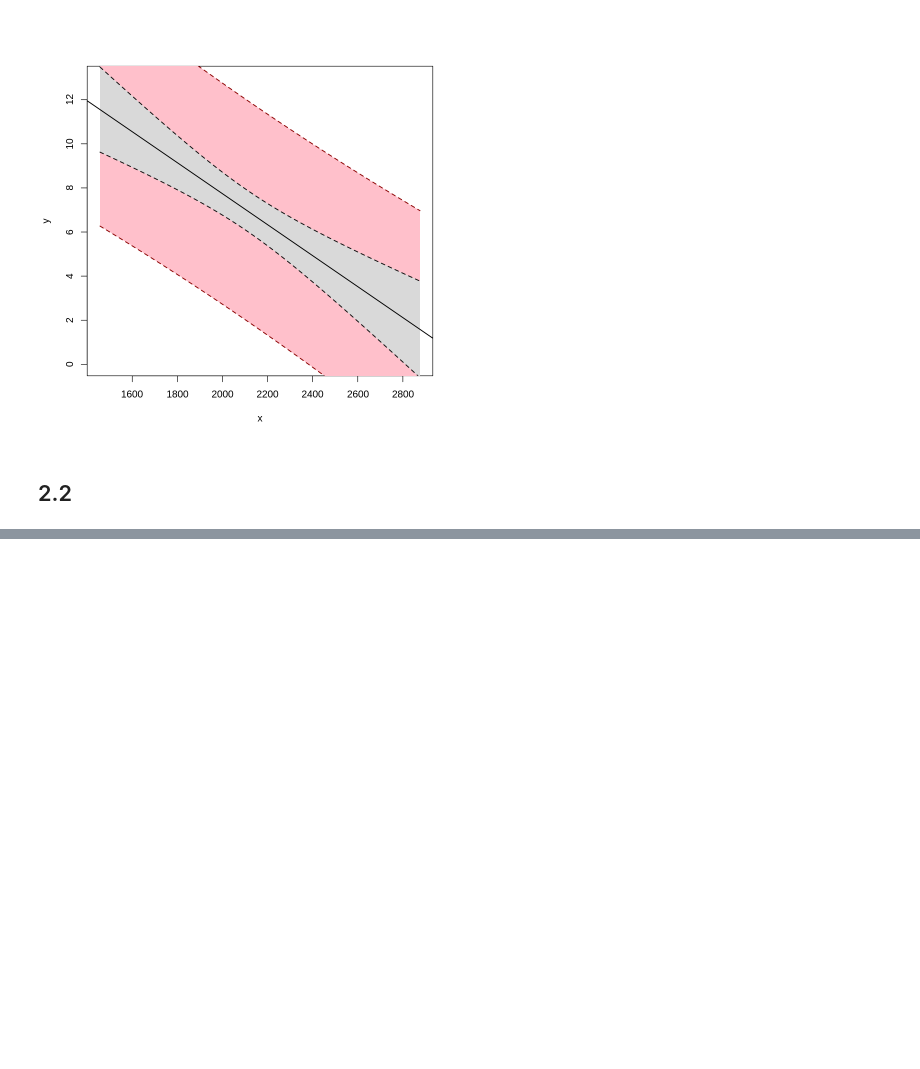
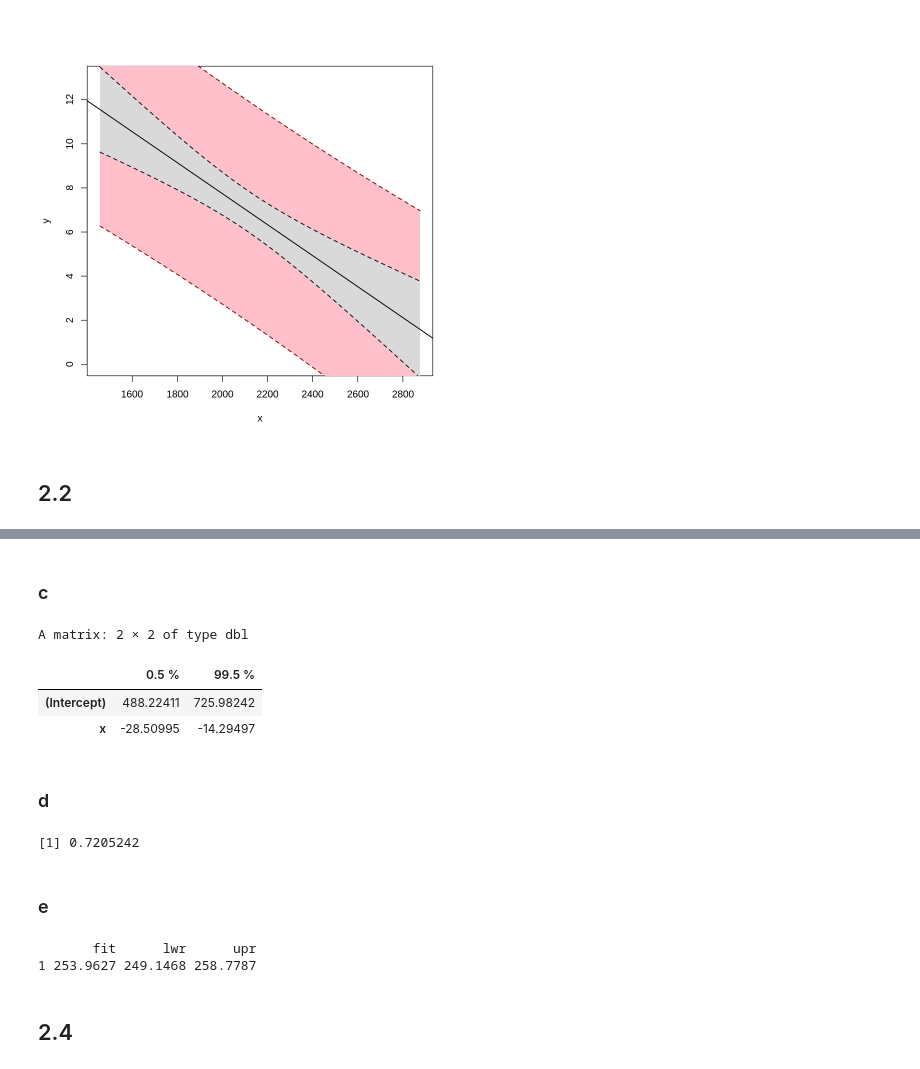
Before and after one commit to j-buss/Introduction-to-Linear-Regression-Analysis, a Jupyter notebook: Chapter_02/Chapter_02_Problems_R.ipynb, the cells around one changed output, grey strips where cells are left out. Cells and saved outputs as stored; diff of their text form; code cells hidden in the pictures; blank space fills up the shorter version.

```diff
--- a/Chapter_02/Chapter_02_Problems_R.ipynb
+++ b/Chapter_02/Chapter_02_Problems_R.ipynb
@@ -154,0 +211,25 @@ lines(newx, pred[ ,2], lty = 'dashed', col = 'red4', lwd=1.5)
+# %% [markdown]
+### c
+# %%
+confint(Solar.lm, level=0.99)
+# %% [output]
+A matrix: 2 × 2 of type dbl
+|  | 0.5 % | 99.5 % |
+| (Intercept) | 488.22411 | 725.98242 |
+| x | -28.50995 | -14.29497 |
+# %% [markdown]
+### d
+# %%
+summary(Solar.lm)$r.squared
+# %% [output]
+[1] 0.7205242
+# %% [markdown]
+### e
+# %%
+pred<-predict(Solar.lm, data.frame(x = c(16.5)), interval="confidence", level=0.95)
+print(pred)
+# %% [output]
+       fit      lwr      upr
+1 253.9627 249.1468 258.7787
+# %% [markdown]
+## 2.4
```
Also changed, not shown: parts of 36 cells of this notebook.
